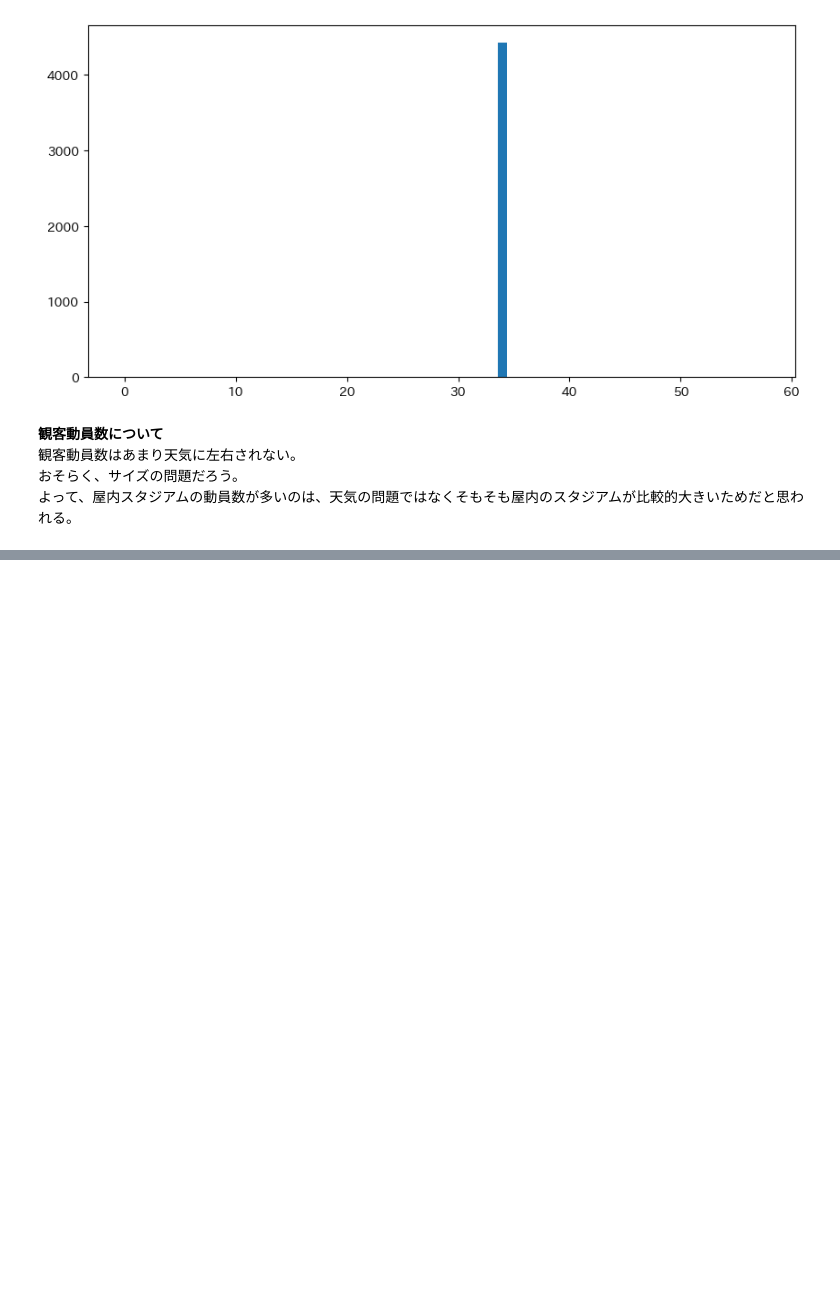
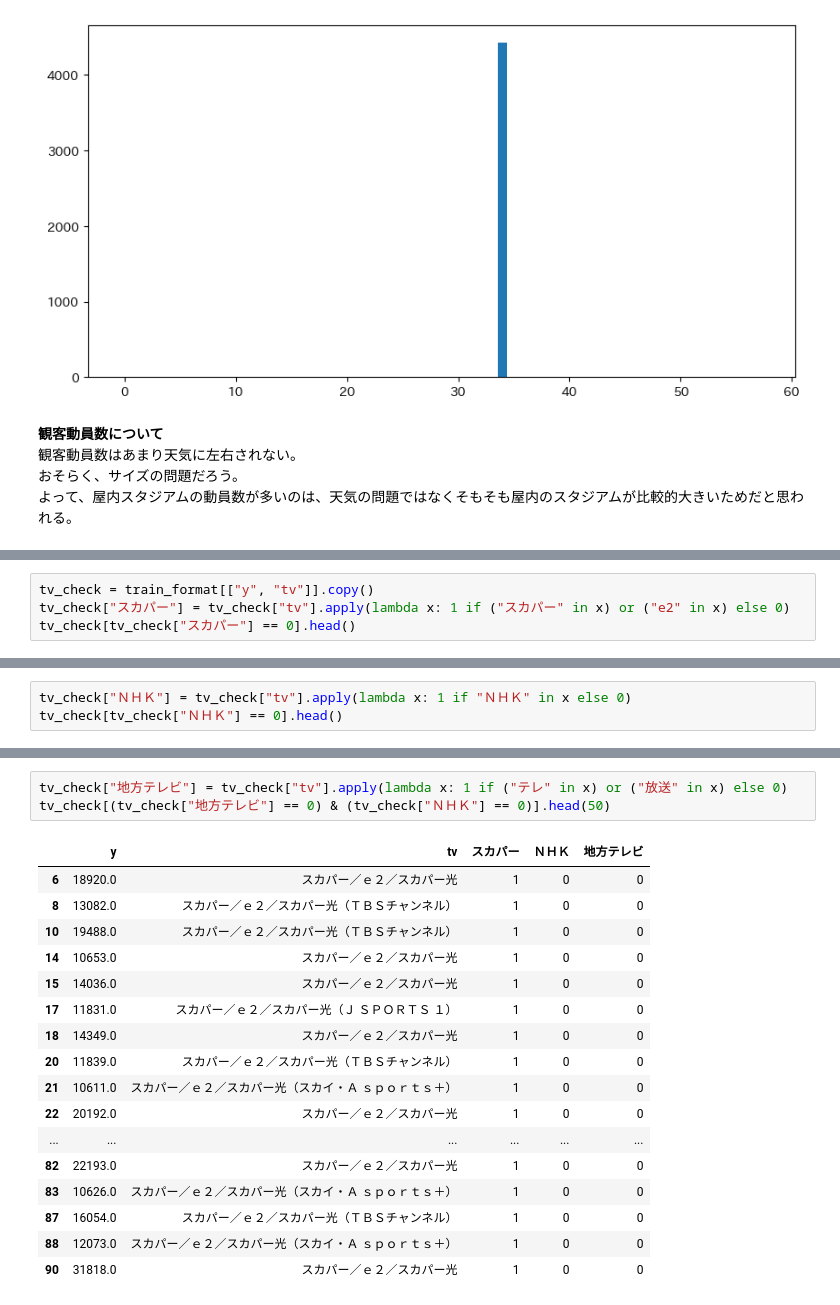
Before and after one commit to MAMMARU-class/UEC_3rd_datascience, a Jupyter notebook: 05_EDA.ipynb, the cells around one changed output, grey strips where cells are left out. Saved outputs shown, nothing was run; the diff lists cells and outputs as text; blank space fills up the shorter version.

Commit message:
checking tv

```diff
--- a/05_EDA.ipynb
+++ b/05_EDA.ipynb
@@ -778,0 +813,4 @@ plt.show()
+# %%
+tv_check = train_format[["y", "tv"]].copy()
+tv_check["スカパー"] = tv_check["tv"].apply(lambda x: 1 if ("スカパー" in x) or ("e2" in x) else 0)
+tv_check[tv_check["スカパー"] == 0].head()
@@ -778,0 +819,3 @@ plt.show()
+# %%
+tv_check["ＮＨＫ"] = tv_check["tv"].apply(lambda x: 1 if "ＮＨＫ" in x else 0)
+tv_check[tv_check["ＮＨＫ"] == 0].head()
@@ -778,0 +829,21 @@ plt.show()
+# %%
+tv_check["地方テレビ"] = tv_check["tv"].apply(lambda x: 1 if ("テレ" in x) or ("放送" in x) else 0)
+tv_check[(tv_check["地方テレビ"] == 0) & (tv_check["ＮＨＫ"] == 0)].head(50)
+# %% [output]
+|  | y | tv | スカパー | ＮＨＫ | 地方テレビ |
+| 6 | 18920.0 | スカパー／ｅ２／スカパー光 | 1 | 0 | 0 |
+| 8 | 13082.0 | スカパー／ｅ２／スカパー光（ＴＢＳチャンネル） | 1 | 0 | 0 |
+| 10 | 19488.0 | スカパー／ｅ２／スカパー光（ＴＢＳチャンネル） | 1 | 0 | 0 |
+| 14 | 10653.0 | スカパー／ｅ２／スカパー光 | 1 | 0 | 0 |
+| 15 | 14036.0 | スカパー／ｅ２／スカパー光 | 1 | 0 | 0 |
+| 17 | 11831.0 | スカパー／ｅ２／スカパー光（Ｊ ＳＰＯＲＴＳ １） | 1 | 0 | 0 |
+| 18 | 14349.0 | スカパー／ｅ２／スカパー光 | 1 | 0 | 0 |
+| 20 | 11839.0 | スカパー／ｅ２／スカパー光（ＴＢＳチャンネル） | 1 | 0 | 0 |
+| 21 | 10611.0 | スカパー／ｅ２／スカパー光（スカイ・Ａ ｓｐｏｒｔｓ＋） | 1 | 0 | 0 |
+| 22 | 20192.0 | スカパー／ｅ２／スカパー光 | 1 | 0 | 0 |
+| ... | ... | ... | ... | ... | ... |
+| 82 | 22193.0 | スカパー／ｅ２／スカパー光 | 1 | 0 | 0 |
+| 83 | 10626.0 | スカパー／ｅ２／スカパー光（スカイ・Ａ ｓｐｏｒｔｓ＋） | 1 | 0 | 0 |
+| 87 | 16054.0 | スカパー／ｅ２／スカパー光（ＴＢＳチャンネル） | 1 | 0 | 0 |
+| 88 | 12073.0 | スカパー／ｅ２／スカパー光（スカイ・Ａ ｓｐｏｒｔｓ＋） | 1 | 0 | 0 |
+| 90 | 31818.0 | スカパー／ｅ２／スカパー光 | 1 | 0 | 0 |
```
Also changed, not shown: parts of 6 cells of this notebook.
